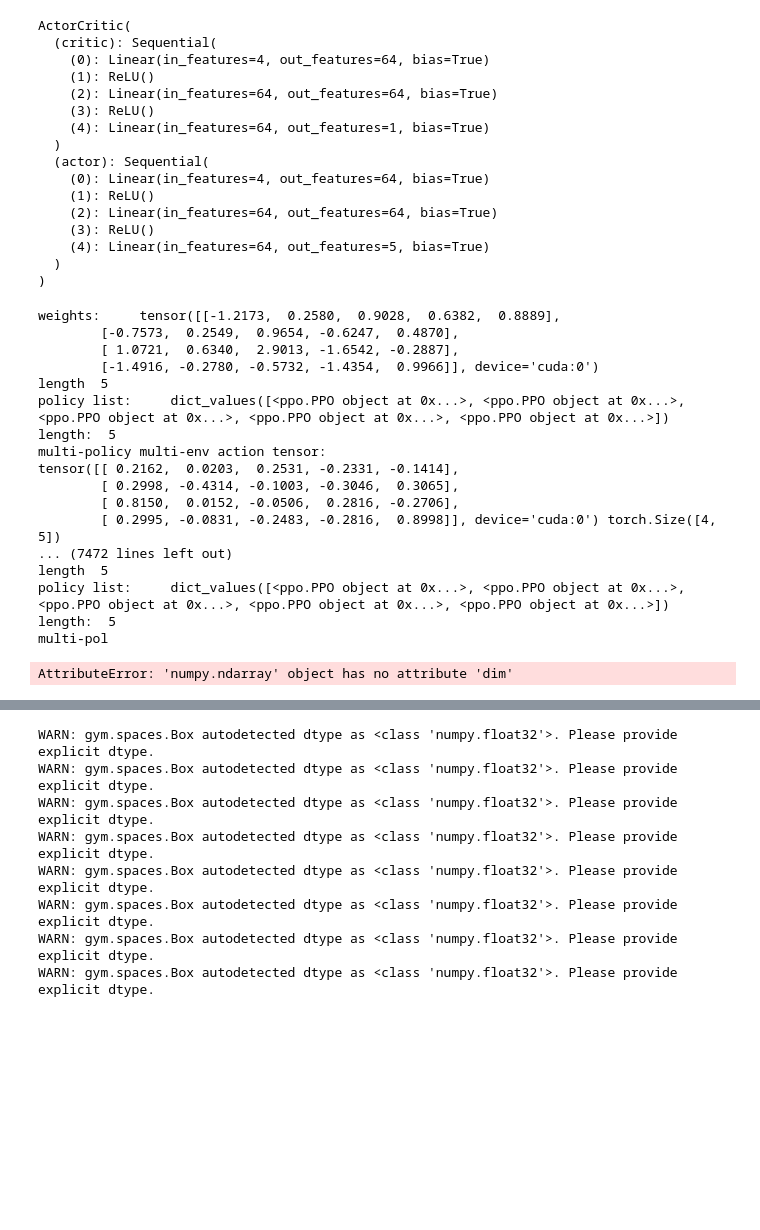
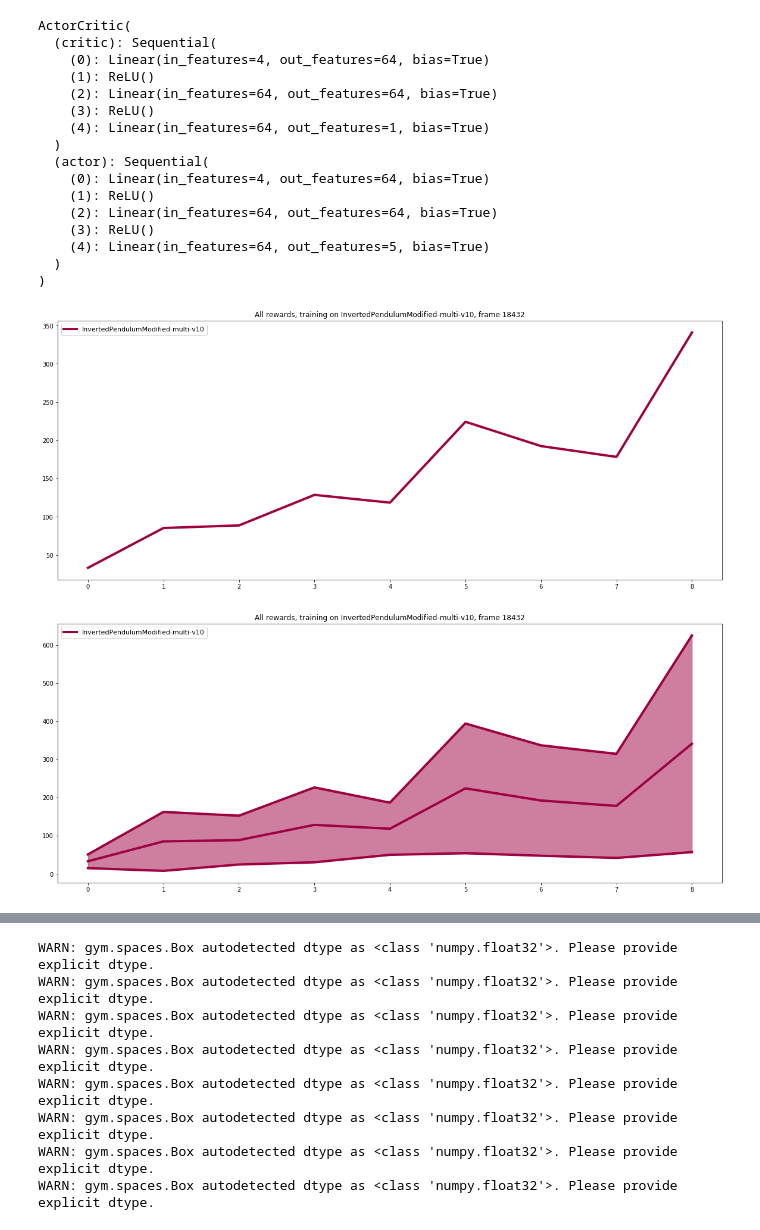
Before and after one commit to anthonysimeonov/276C-final, a Jupyter notebook: final/BASELINE_weighting.ipynb, the cells around one changed output, grey strips where cells are left out. Cells and saved outputs as stored; diff of their text form; code cells hidden in the pictures; blank space fills up the shorter version.

Commit message:
first full plotting run

```diff
--- a/final/BASELINE_weighting.ipynb
+++ b/final/BASELINE_weighting.ipynb
@@ -202,7 +202,7 @@ class ensemble_testing_envs(testing_envs):
         def test_action(state):
             dist, value = weight_net.model(state)
             weights = dist.sample()
-            action = ensemble_net.weighted_action(state, weights)
+            action = ensemble_net.weighted_action(state.cpu().numpy(), weights)
             return action
 
         state = env.reset()
@@ -211,7 +211,7 @@ class ensemble_testing_envs(testing_envs):
         done = False
         total_reward = 0
         while not done:
-
+            state = torch.FloatTensor(state).unsqueeze(0).to(device)
             sample = test_action(state)
 
             #state = torch.FloatTensor(state).unsqueeze(0).to(device)
@@ -288,7 +288,7 @@ ensemble = baseline_ensemble(base_env_name=base_name,
                               import_tags=tags,
                               num_inputs=base_inputs,
                               num_outputs=base_outputs,
-                              debug=True)
+                              debug=False)
 
 
 ensemble.import_policies()
@@ -368,54 +350,38 @@ while baseline_weighting.frame_idx < max_frames and not early_stop:
 
     #update policy
     baseline_weighting.ppo_update(ppo_epochs, mini_batch_size, states, actions, log_probs, returns, values)
 
     #plot
     avg_rew = []
     std = []
 
     #Environment testing and data logging
     #***************************************************************************************
     for env in tests.envs:
         env_rewards = ([tests.test_env(env, ensemble, baseline_weighting) for _ in range(test_itrs)])
         avg_rew.append(np.mean(env_rewards))
         std.append(np.std(env_rewards))
 
     test_avg_rewards.append(avg_rew)
     test_stds.append(std)
 
-    if avg_rew[training_env_index] > threshold_reward and EARLY_STOPPING: #avg_rew[0] is testing on the non edited environment
+    if avg_rew[test_env_idx] > threshold_reward and EARLY_STOPPING: #avg_rew[0] is testing on the non edited environment
         tests.plot(baseline_weighting.frame_idx, test_avg_rewards, test_stds, which_plts, 1)
         early_stop = True
     else:
         if ppo_updates and ppo_updates % save_interval == 0:
             baseline_weighting.save_weights(baseline_dir + env_name + '_weights' + str(ppo_updates/save_interval))
-            tests.plot(ppo_baseline.frame_idx, test_avg_rewards, test_stds, which_plts, 1, str(ppo_updates/save_interval))
+            tests.plot(baseline_weighting.frame_idx, test_avg_rewards, test_stds, which_plts, 1, str(ppo_updates/save_interval))
         else:
-            tests.plot(ppo_baseline.frame_idx, test_avg_rewards, test_stds, which_plts, 0)
+            tests.plot(baseline_weighting.frame_idx, test_avg_rewards, test_stds, which_plts, 0)
 
     ppo_updates = ppo_updates + 1 #Loop counter
     #***************************************************************************************
 
 baseline_weighting.save_weights(baseline_dir + env_name + '_endweights')
 # %% [output]
-weights:     tensor([[-1.2173,  0.2580,  0.9028,  0.6382,  0.8889],
-        [-0.7573,  0.2549,  0.9654, -0.6247,  0.4870],
-        [ 1.0721,  0.6340,  2.9013, -1.6542, -0.2887],
-        [-1.4916, -0.2780, -0.5732, -1.4354,  0.9966]], device='cuda:0')
-length  5
-policy list:     dict_values([<ppo.PPO object at 0x...>, <ppo.PPO object at 0x...>, <ppo.PPO object at 0x...>, <ppo.PPO object at 0x...>, <ppo.PPO object at 0x...>])
-length:  5
-multi-policy multi-env action tensor:
-tensor([[ 0.2162,  0.0203,  0.2531, -0.2331, -0.1414],
-        [ 0.2998, -0.4314, -0.1003, -0.3046,  0.3065],
-        [ 0.8150,  0.0152, -0.0506,  0.2816, -0.2706],
-        [ 0.2995, -0.0831, -0.2483, -0.2816,  0.8998]], device='cuda:0') torch.Size([4, 5])
-... (7472 lines left out)
-length  5
-policy list:     dict_values([<ppo.PPO object at 0x...>, <ppo.PPO object at 0x...>, <ppo.PPO object at 0x...>, <ppo.PPO object at 0x...>, <ppo.PPO object at 0x...>])
-length:  5
-multi-pol
-AttributeError: 'numpy.ndarray' object has no attribute 'dim'
+[figure, added]
+[figure, added]
 # %% [markdown]
 # Compensator
 Train a PPO compensator policy.
```
Also changed, not shown: parts of 1 cell of this notebook.
